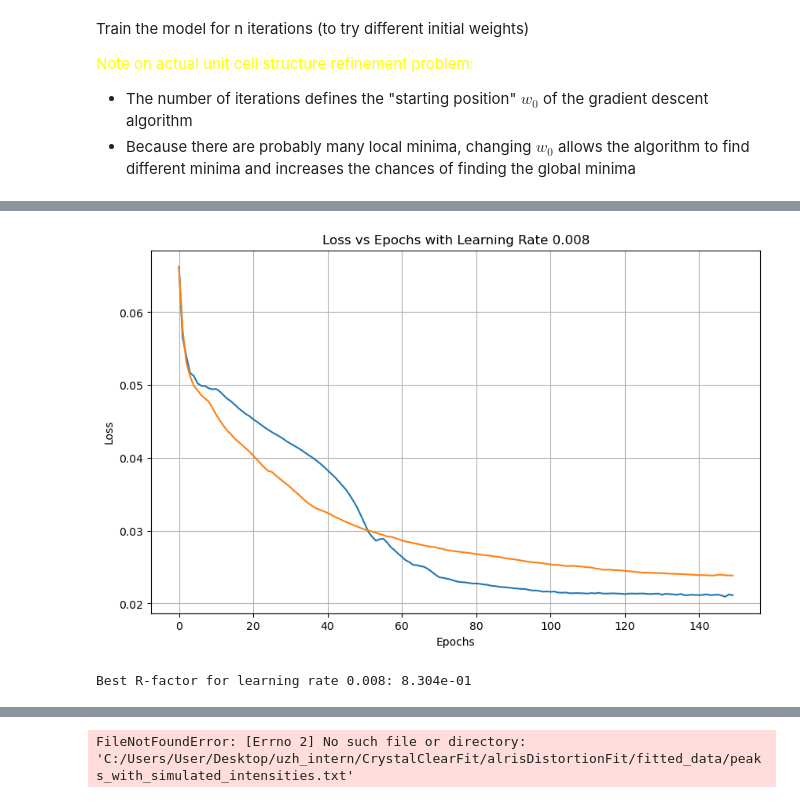
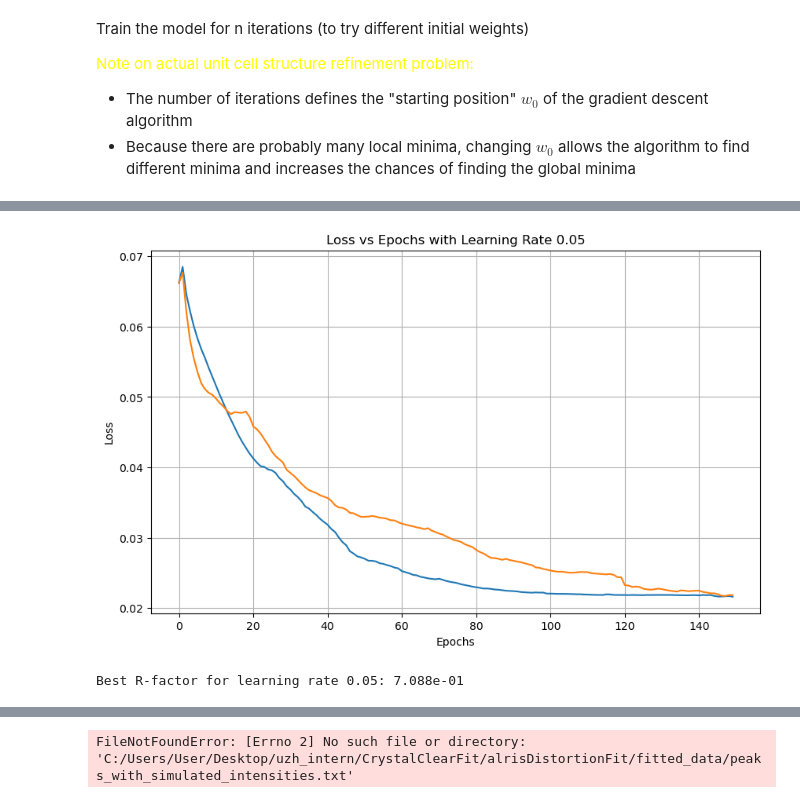
Before and after one commit to bleubreeymeow/alrisDistortionFit, a Jupyter notebook: PBCO/PBCO_1_3_inplane/P2/P2_gradient_descent.ipynb, the cells around one changed output, grey strips where cells are left out. Cells and saved outputs as stored; diff of their text form; code cells hidden in the pictures.

```diff
--- a/PBCO/PBCO_1_3_inplane/P2/P2_gradient_descent.ipynb
+++ b/PBCO/PBCO_1_3_inplane/P2/P2_gradient_descent.ipynb
@@ -62,9 +62,9 @@ labels_err = []
 
 for label, err in zip(labels, vol_err):
     if label == 0:
-        labels_err.append(0.0001)  # Assign a high error for zero labels
+        labels_err.append(0.00001)  # Assign a high error for zero labels
     else:
-        labels_err.append(1/label * 100)  # Inverse error for each label
+        labels_err.append(1/(label**2) )  # Inverse error for each label
 
 labels_err = tf.convert_to_tensor(labels_err, dtype=tf.float32)
 labels = tf.convert_to_tensor(labels, dtype=tf.float32)
@@ -220,7 +220,7 @@ Train the model for n iterations (to try different initial weights)
 - The number of iterations defines the "starting position" $w_0$ of the gradient descent algorithm
 - Because there are probably many local minima, changing $w_0$ allows the algorithm to find different minima and increases the chances of finding the global minima
 # %%
-lr = [8e-3]
+lr = [5e-2]
 best_pars_overall = None
 best_rf_overall = np.inf
 best_loss_overall = []
@@ -332,5 +332,5 @@ With 26.296239375319196 iterations per second
-[figure, old version]
+[figure, new version]
-Best R-factor for learning rate 0.008: 8.304e-01
+Best R-factor for learning rate 0.05: 7.088e-01
 # %%
 all_losses = best_loss_overall
 best_model_pars = best_pars_overall
```
Also changed, not shown: parts of 5 cells of this notebook.
